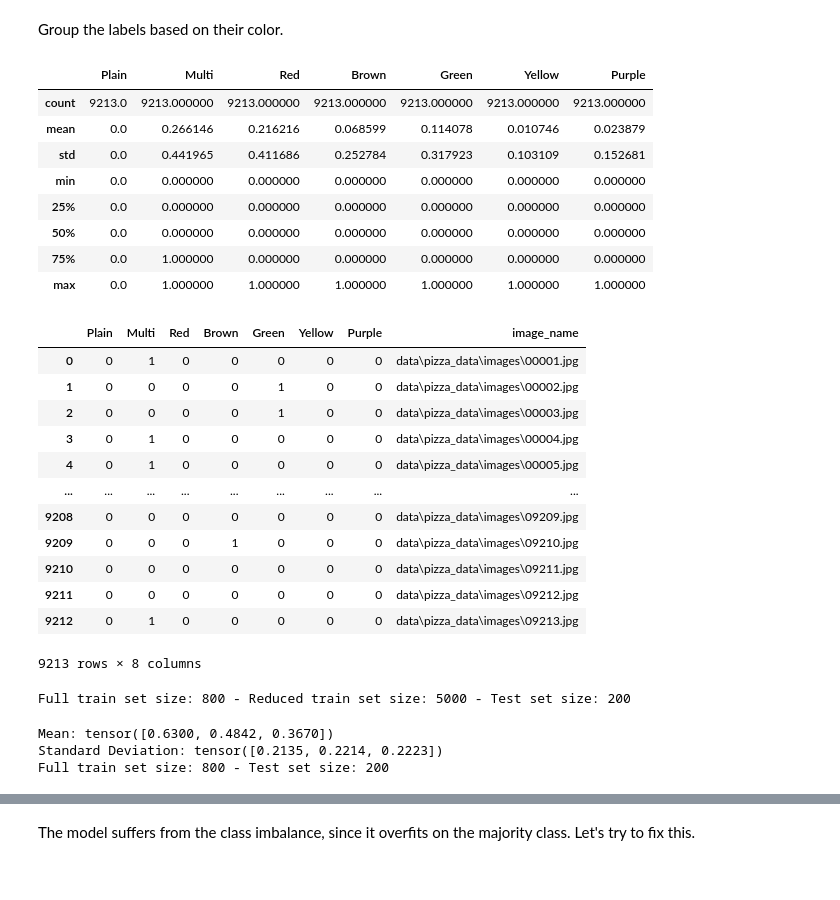
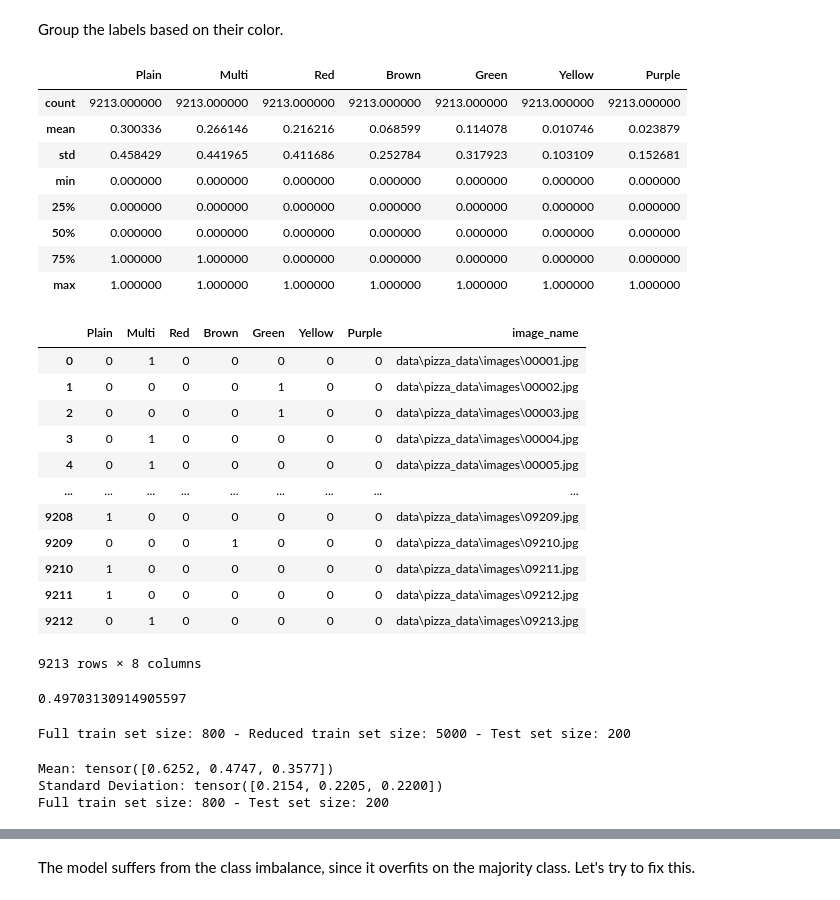
Before and after one commit to NBillar/deep_l, a Jupyter notebook: multi-class.ipynb, the cells around one changed output, grey strips where cells are left out. Saved outputs shown, nothing was run; the diff lists cells and outputs as text; code cells hidden in the pictures.

```diff
--- a/multi-class.ipynb
+++ b/multi-class.ipynb
@@ -525 +525,24 @@ Execution time: 01:22
 [figure]
+# %%
+y_list = []
+pred_list = []
+
+for x, y in tqdm(test_loader):
+    # Making sure our samples are stored on the same device as our model:
+    x = x.to(device)
+    y = y.to(device)
+    prediction = model.forward(x).argmax(axis=1)
+    for i in range(len(y)):
+        y_list.append(y[i].item())
+        pred_list.append(prediction[i].item())
+
+cm = confusion_matrix(y_list, pred_list)
+
+fig = plt.figure(figsize=(16, 14))
+ax = plt.subplot()
+sns.heatmap(cm, annot=True, ax=ax, fmt="g", xticklabels=classes, yticklabels=classes)
+plt.title("Confusion Matrix")
+ax.set_xlabel("Prediction")
+ax.set_ylabel("True class")
+
+plt.show()
@@ -565,42 +590,42 @@ color_df = color_df.apply(
         if sum(x.drop("image_name")) <= 1
         else pd.concat(
             [
                 (
                     pd.Series(
                         {
                             "Red": 0,
                             "Brown": 0,
                             "Multi": 1,
                             "Green": 0,
                             "Yellow": 0,
                             "Purple": 0,
                         },
                         name=x.name,
                     )
                 ),
                 pd.Series({"image_name": x.image_name}),
             ]
         )
     ),
     axis=1,
 )
 
 color_df["Plain"] = 0
-color_df.loc[color_df.drop(columns="image_name").max(axis=1) == 0, "plain"] = 1
+color_df.loc[color_df.drop(columns="image_name").max(axis=1) == 0, "Plain"] = 1
 color_df = color_df[
     ["Plain", "Multi", "Red", "Brown", "Green", "Yellow", "Purple", "image_name"]
 ]
 color_df.describe()
 # %% [output]
 |  | Plain | Multi | Red | Brown | Green | Yellow | Purple |
-| count | 9213.0 | 9213.000000 | 9213.000000 | 9213.000000 | 9213.000000 | 9213.000000 | 9213.000000 |
-| mean | 0.0 | 0.266146 | 0.216216 | 0.068599 | 0.114078 | 0.010746 | 0.023879 |
-| std | 0.0 | 0.441965 | 0.411686 | 0.252784 | 0.317923 | 0.103109 | 0.152681 |
-| min | 0.0 | 0.000000 | 0.000000 | 0.000000 | 0.000000 | 0.000000 | 0.000000 |
-| 25% | 0.0 | 0.000000 | 0.000000 | 0.000000 | 0.000000 | 0.000000 | 0.000000 |
-| 50% | 0.0 | 0.000000 | 0.000000 | 0.000000 | 0.000000 | 0.000000 | 0.000000 |
-| 75% | 0.0 | 1.000000 | 0.000000 | 0.000000 | 0.000000 | 0.000000 | 0.000000 |
-| max | 0.0 | 1.000000 | 1.000000 | 1.000000 | 1.000000 | 1.000000 | 1.000000 |
+| count | 9213.000000 | 9213.000000 | 9213.000000 | 9213.000000 | 9213.000000 | 9213.000000 | 9213.000000 |
+| mean | 0.300336 | 0.266146 | 0.216216 | 0.068599 | 0.114078 | 0.010746 | 0.023879 |
+| std | 0.458429 | 0.441965 | 0.411686 | 0.252784 | 0.317923 | 0.103109 | 0.152681 |
+| min | 0.000000 | 0.000000 | 0.000000 | 0.000000 | 0.000000 | 0.000000 | 0.000000 |
+| 25% | 0.000000 | 0.000000 | 0.000000 | 0.000000 | 0.000000 | 0.000000 | 0.000000 |
+| 50% | 0.000000 | 0.000000 | 0.000000 | 0.000000 | 0.000000 | 0.000000 | 0.000000 |
+| 75% | 1.000000 | 1.000000 | 0.000000 | 0.000000 | 0.000000 | 0.000000 | 0.000000 |
+| max | 1.000000 | 1.000000 | 1.000000 | 1.000000 | 1.000000 | 1.000000 | 1.000000 |
 # %%
 color_df
 # %% [output]
@@ -611,12 +636,22 @@ color_df
 | 3 | 0 | 1 | 0 | 0 | 0 | 0 | 0 | data\pizza_data\images\00004.jpg |
 | 4 | 0 | 1 | 0 | 0 | 0 | 0 | 0 | data\pizza_data\images\00005.jpg |
 | ... | ... | ... | ... | ... | ... | ... | ... | ... |
-| 9208 | 0 | 0 | 0 | 0 | 0 | 0 | 0 | data\pizza_data\images\09209.jpg |
+| 9208 | 1 | 0 | 0 | 0 | 0 | 0 | 0 | data\pizza_data\images\09209.jpg |
 | 9209 | 0 | 0 | 0 | 1 | 0 | 0 | 0 | data\pizza_data\images\09210.jpg |
-| 9210 | 0 | 0 | 0 | 0 | 0 | 0 | 0 | data\pizza_data\images\09211.jpg |
-| 9211 | 0 | 0 | 0 | 0 | 0 | 0 | 0 | data\pizza_data\images\09212.jpg |
+| 9210 | 1 | 0 | 0 | 0 | 0 | 0 | 0 | data\pizza_data\images\09211.jpg |
+| 9211 | 1 | 0 | 0 | 0 | 0 | 0 | 0 | data\pizza_data\images\09212.jpg |
 | 9212 | 0 | 1 | 0 | 0 | 0 | 0 | 0 | data\pizza_data\images\09213.jpg |
 9213 rows × 8 columns
+# %%
+def mEFDID(df):
+    n_i = np.array(df.drop(columns=["image_name"]).sum(axis=0))
+    p_i = (n_i / len(df)).tolist()
+    return sum(p_i * (np.log(n_i) - np.log(np.mean(n_i))) ** 2)
+
+
+print(mEFDID(color_df))
+# %% [output]
+0.49703130914905597
 # %%
 # Sample from the color dataset based on the distribution of class labels
 sample_size = 1000
@@ -700,8 +735,8 @@ print(
 )
 # %% [output]
 Full train set size: 800 - Reduced train set size: 5000 - Test set size: 200
-Mean: tensor([0.6300, 0.4842, 0.3670])
-Standard Deviation: tensor([0.2135, 0.2214, 0.2223])
+Mean: tensor([0.6252, 0.4747, 0.3577])
+Standard Deviation: tensor([0.2154, 0.2205, 0.2200])
 Full train set size: 800 - Test set size: 200
 # %%
 # Select random images and plot them with labels
```
Also changed, not shown: parts of 14 cells of this notebook.
